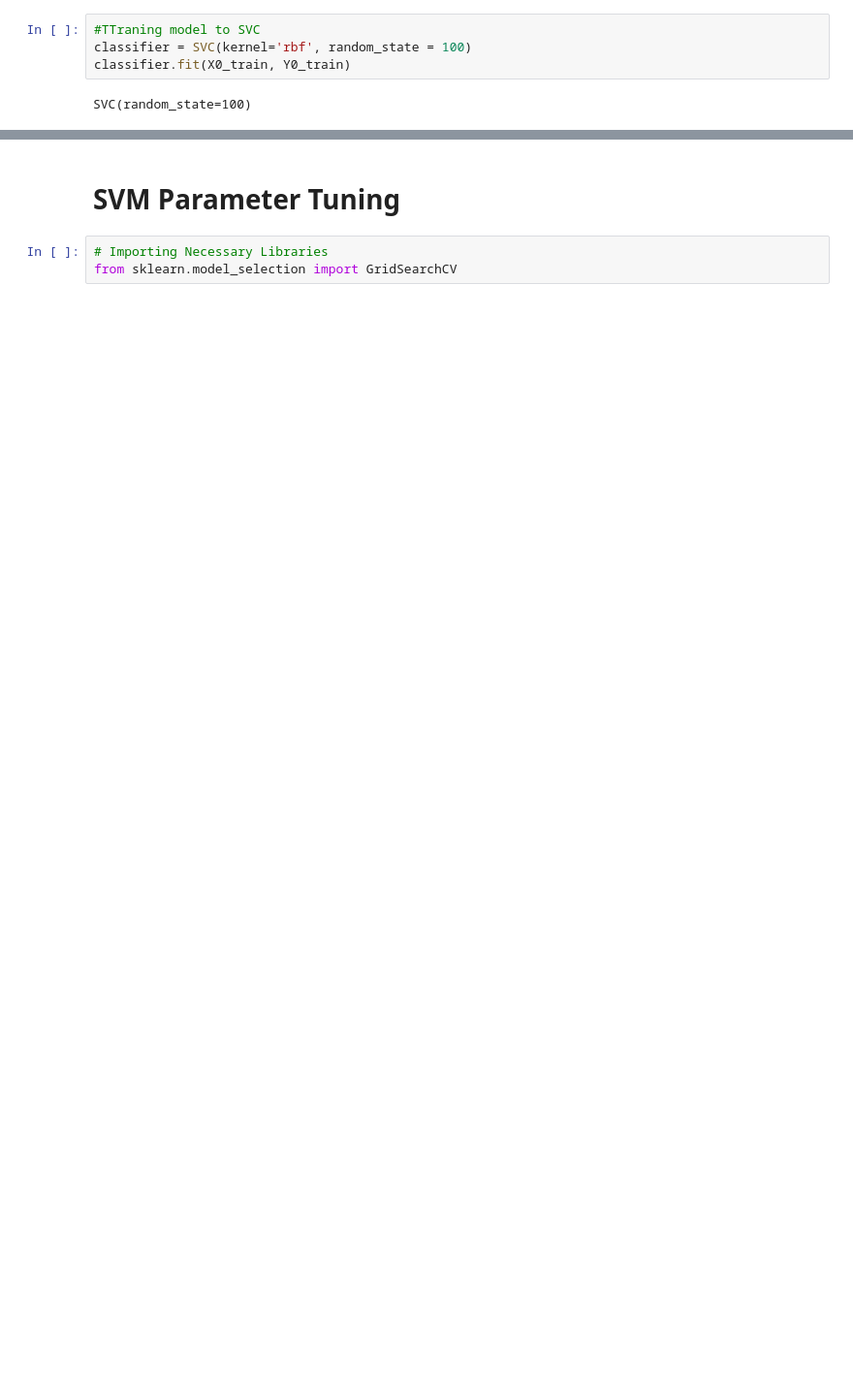
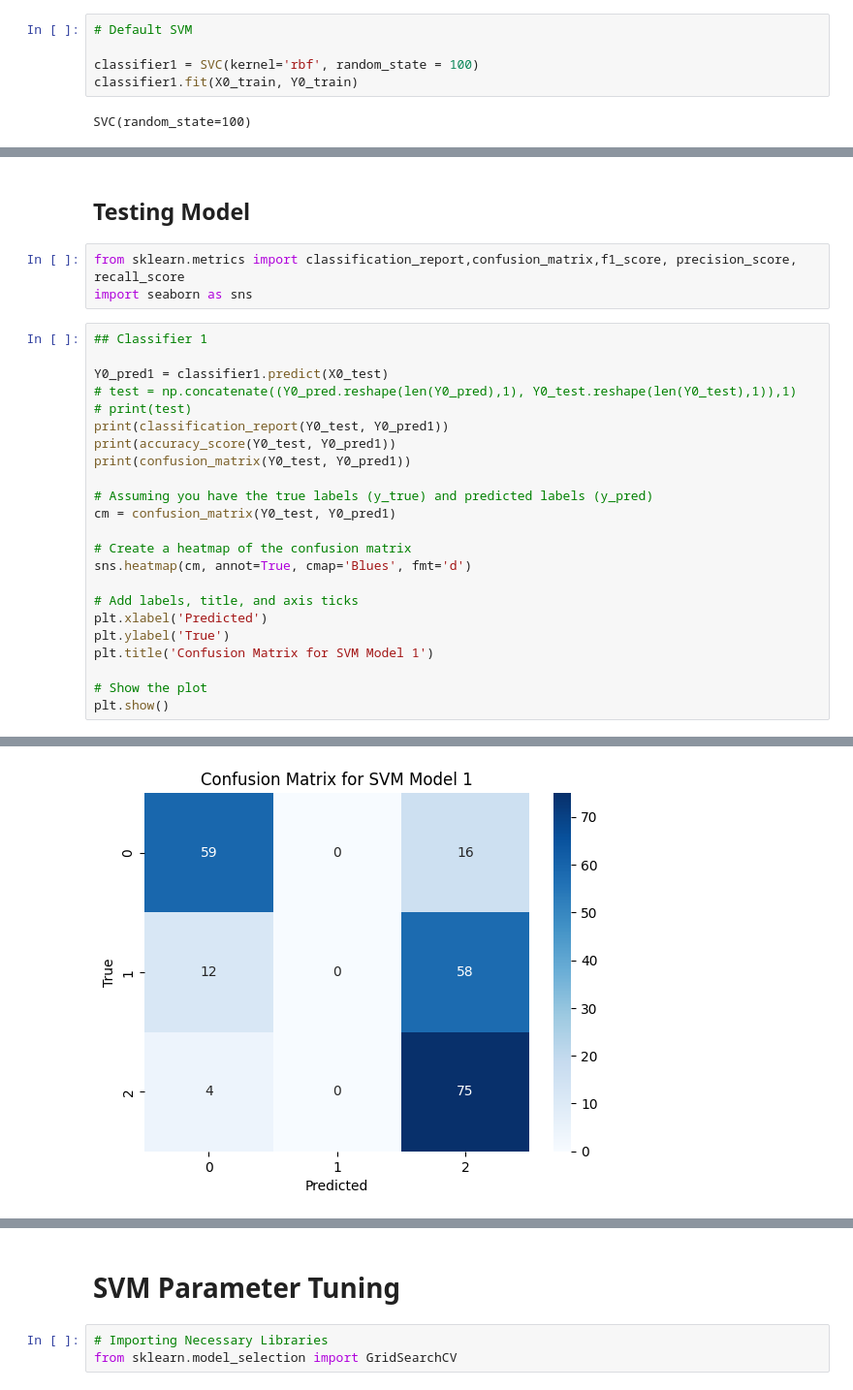
Before and after one commit to AndreasPTamba/Myocardial-Infarction-IPYNB, a Jupyter notebook: main.ipynb, the cells around one changed output, grey strips where cells are left out. Shown at 97% size. Cells and saved outputs as stored; diff of their text form; blank space fills up the shorter version.

```diff
--- a/main.ipynb
+++ b/main.ipynb
@@ -250,6 +258,7 @@ test size : 448
 # %%
-#TTraning model to SVC
-classifier = SVC(kernel='rbf', random_state = 100)
-classifier.fit(X0_train, Y0_train)
+# Default SVM
+
+classifier1 = SVC(kernel='rbf', random_state = 100)
+classifier1.fit(X0_train, Y0_train)
 # %% [output]
 SVC(random_state=100)
@@ -255,0 +390,29 @@ SVC(random_state=100)
+# %% [markdown]
+## Testing Model
+# %%
+from sklearn.metrics import classification_report,confusion_matrix,f1_score, precision_score, recall_score
+import seaborn as sns
+# %%
+## Classifier 1
+
+Y0_pred1 = classifier1.predict(X0_test)
+# test = np.concatenate((Y0_pred.reshape(len(Y0_pred),1), Y0_test.reshape(len(Y0_test),1)),1)
+# print(test)
+print(classification_report(Y0_test, Y0_pred1))
+print(accuracy_score(Y0_test, Y0_pred1))
+print(confusion_matrix(Y0_test, Y0_pred1))
+
+# Assuming you have the true labels (y_true) and predicted labels (y_pred)
+cm = confusion_matrix(Y0_test, Y0_pred1)
+
+# Create a heatmap of the confusion matrix
+sns.heatmap(cm, annot=True, cmap='Blues', fmt='d')
+
+# Add labels, title, and axis ticks
+plt.xlabel('Predicted')
+plt.ylabel('True')
+plt.title('Confusion Matrix for SVM Model 1')
+
+# Show the plot
+plt.show()
+# %% [output]
@@ -255,0 +433 @@ SVC(random_state=100)
+[figure, added]
```
Also changed, not shown: parts of 29 cells of this notebook, 3 other files.
